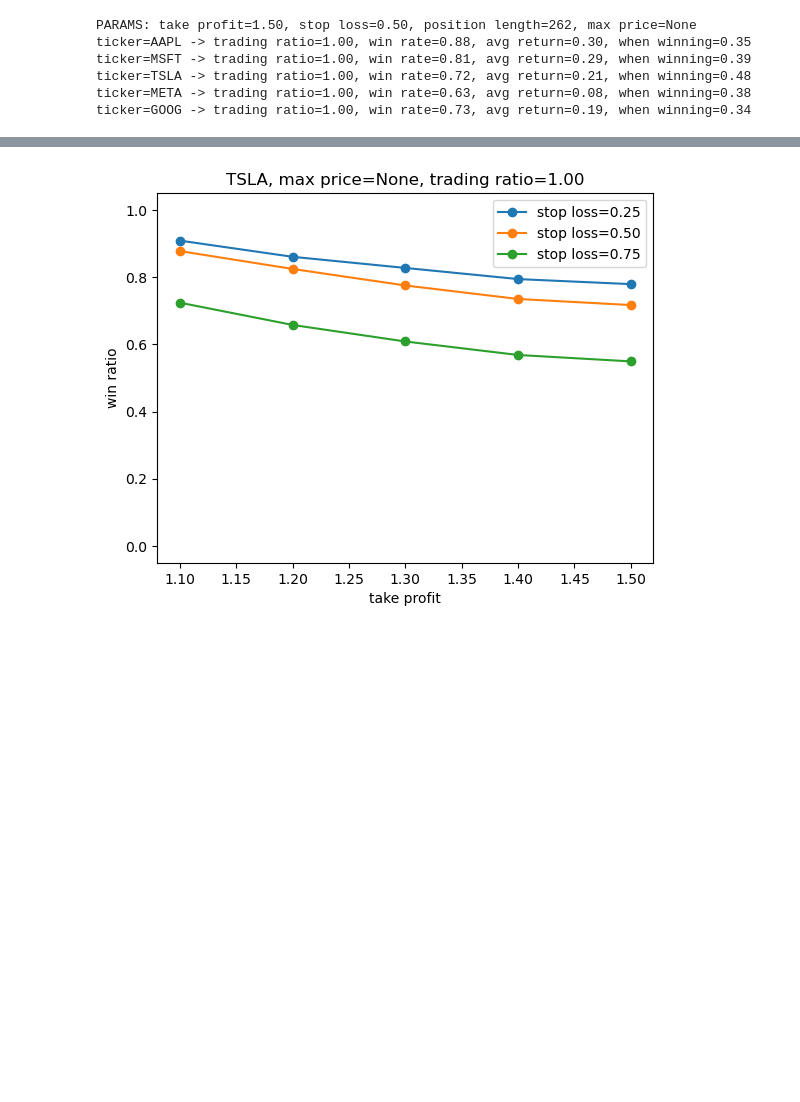
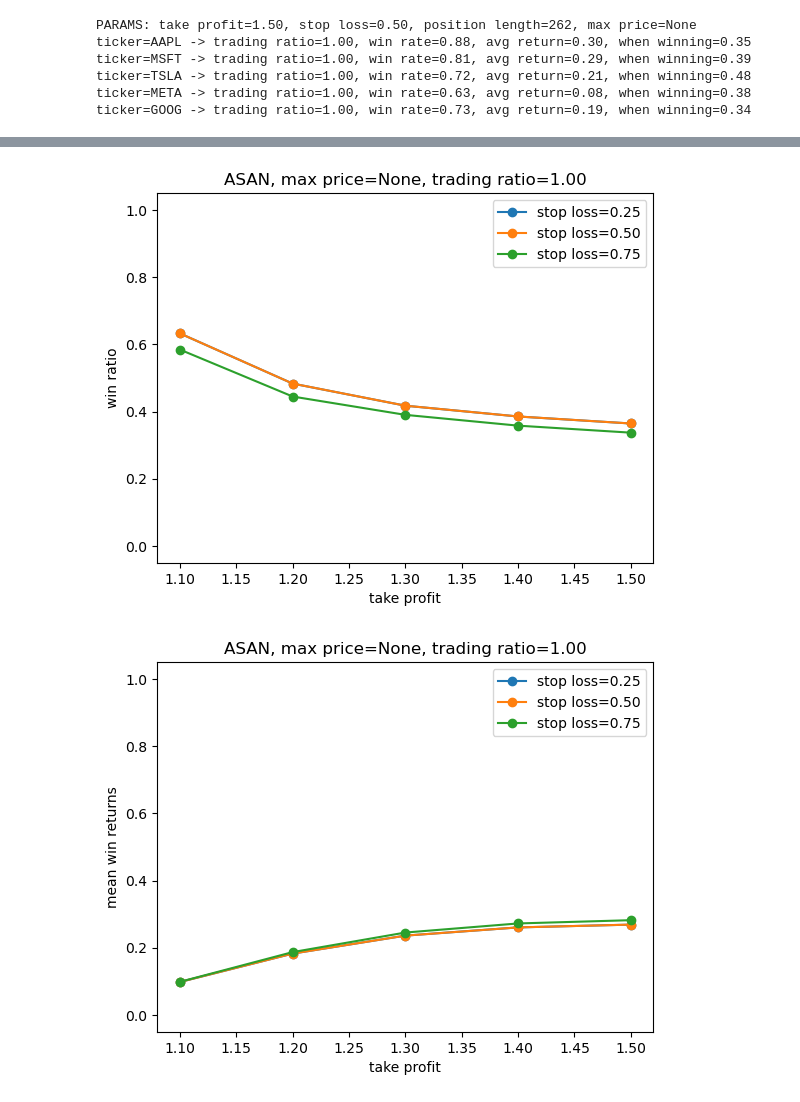
Before and after one commit to mtrencseni/playground, a Jupyter notebook: Simple stock trading.ipynb, the cells around one changed output, grey strips where cells are left out. Cells and saved outputs as stored; diff of their text form; code cells hidden in the pictures; blank space fills up the shorter version.

```diff
--- a/Simple stock trading.ipynb
+++ b/Simple stock trading.ipynb
@@ -162,5 +194,9 @@ def plot_win_rate(df, ticker, metric, position_length=1*year_days, take_profits
 # %%
-plot_win_rate(df_tech, ticker='TSLA', metric='Adj Close', max_price=None)
+plot_win_rate(df_tech, position_length=int(0.25*year_days), ticker='ASAN', metric='Adj Close', max_price=None)
 # %% [output]
-[figure, old version]
+[figure, new version]
+# %%
+plot_win_return(df_tech, position_length=int(0.25*year_days), ticker='ASAN', metric='Adj Close', max_price=None)
+# %% [output]
+[figure, added]
 # %%
```
Also changed, not shown: parts of 6 cells of this notebook, 3 other files.
